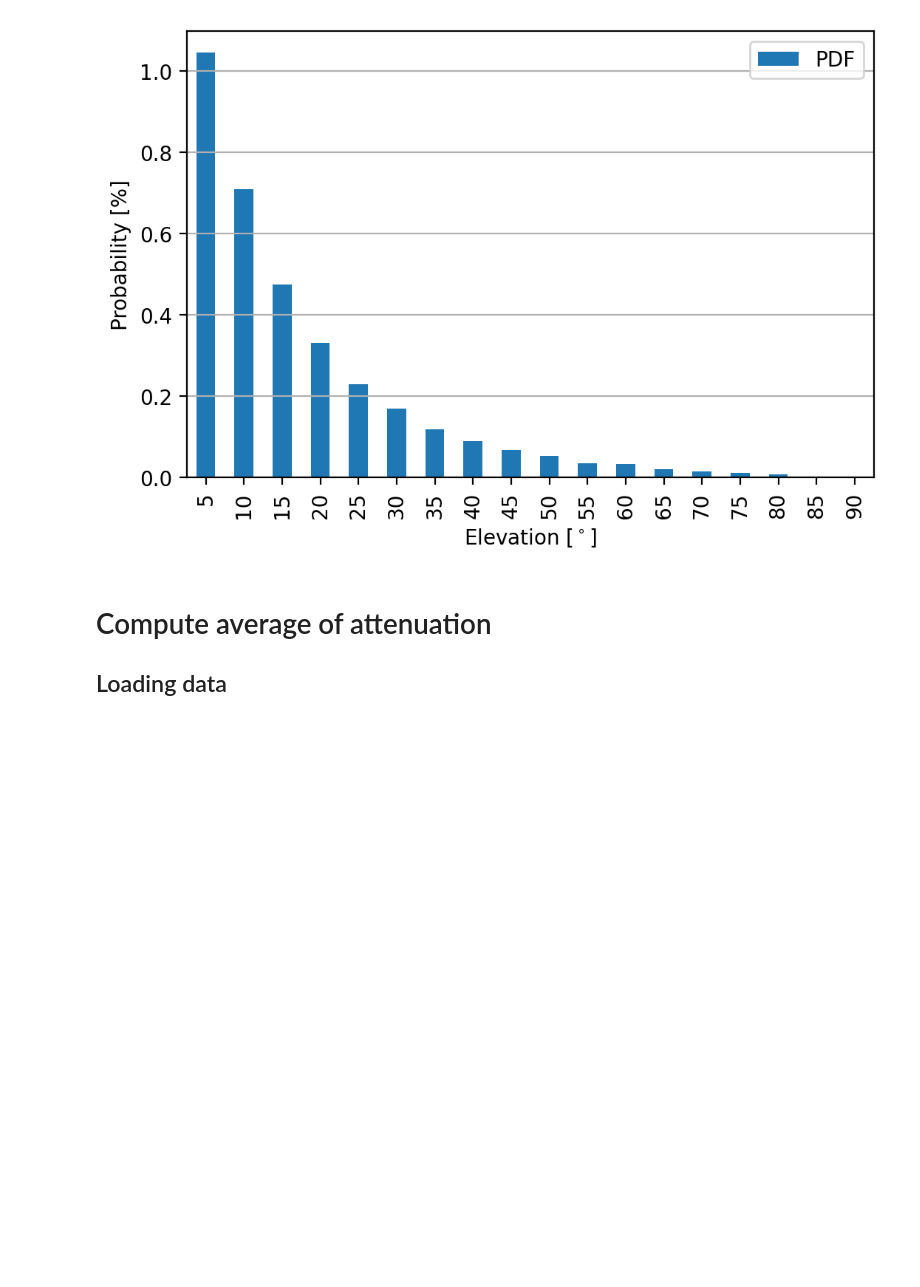
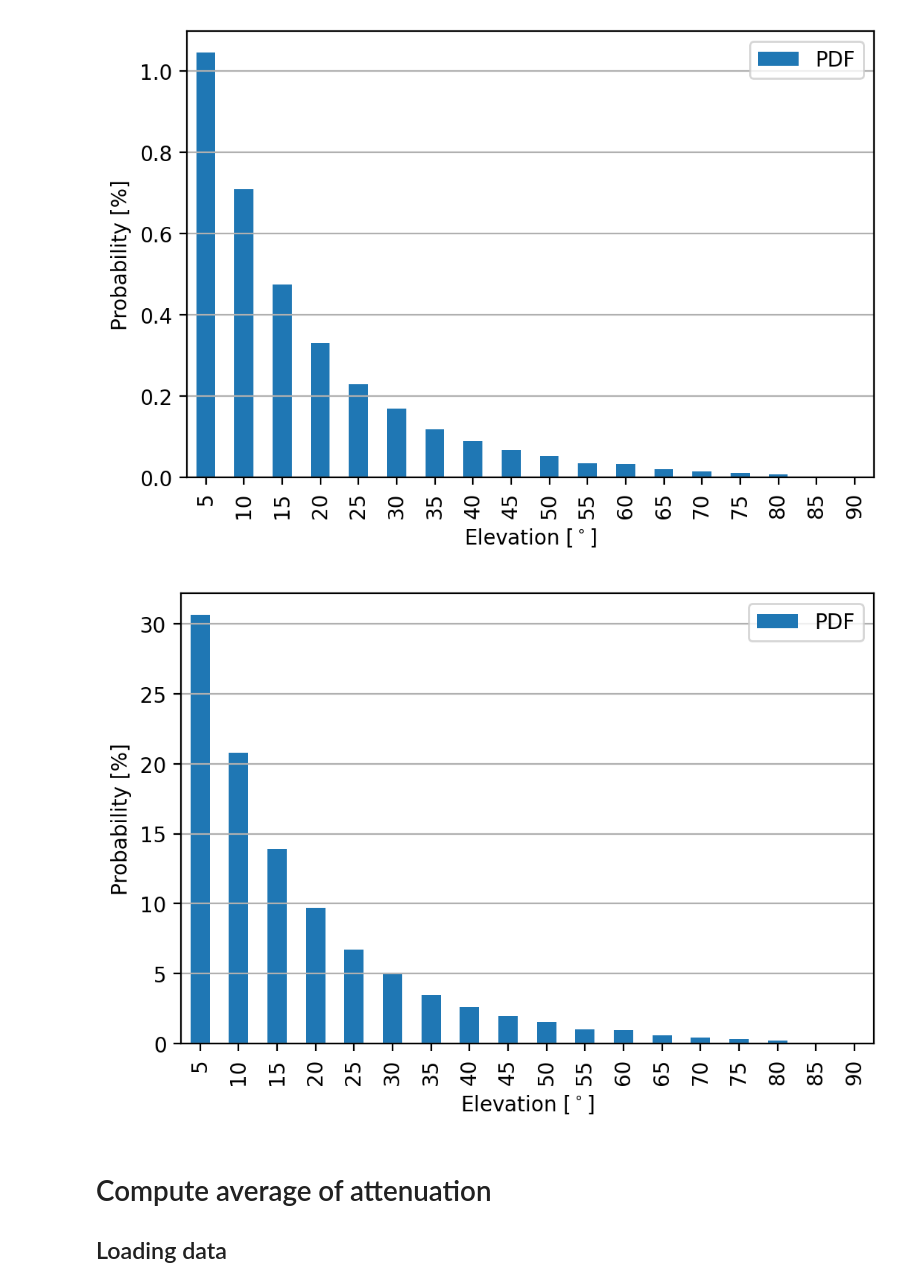
Before and after one commit to thetheos/propagation_project, a Jupyter notebook: skyfield.ipynb, the cells around one changed output. Saved outputs shown, nothing was run; the diff lists cells and outputs as text; code cells hidden in the pictures; blank space fills up the shorter version.

```diff
--- a/skyfield.ipynb
+++ b/skyfield.ipynb
@@ -179,6 +191,20 @@ ax.set_ylabel(r'Probability [%]')
 plt.show()
 # %% [output]
 [figure]
+# %%
+# Load picke pdf, if pdf was already computed
+stat = pd.read_pickle('./pdf_Lavrion.pkl')
+stat['PDF'] = stat['PDF']/stat['PDF'].sum() * 100
+
+fig, ax = plt.subplots(dpi=200)
+ax = stat.plot(ax=ax, y='PDF', kind='bar')
+ax.grid(b=True, which='major', axis='y')
+
+ax.set_xlabel(r'Elevation [$^\circ$]')
+ax.set_ylabel(r'Probability [%]')
+plt.show()
+# %% [output]
+[figure, added]
 # %% [markdown]
 # Compute average of attenuation
 ## Loading data
```
Also changed, not shown: parts of 5 cells of this notebook.
